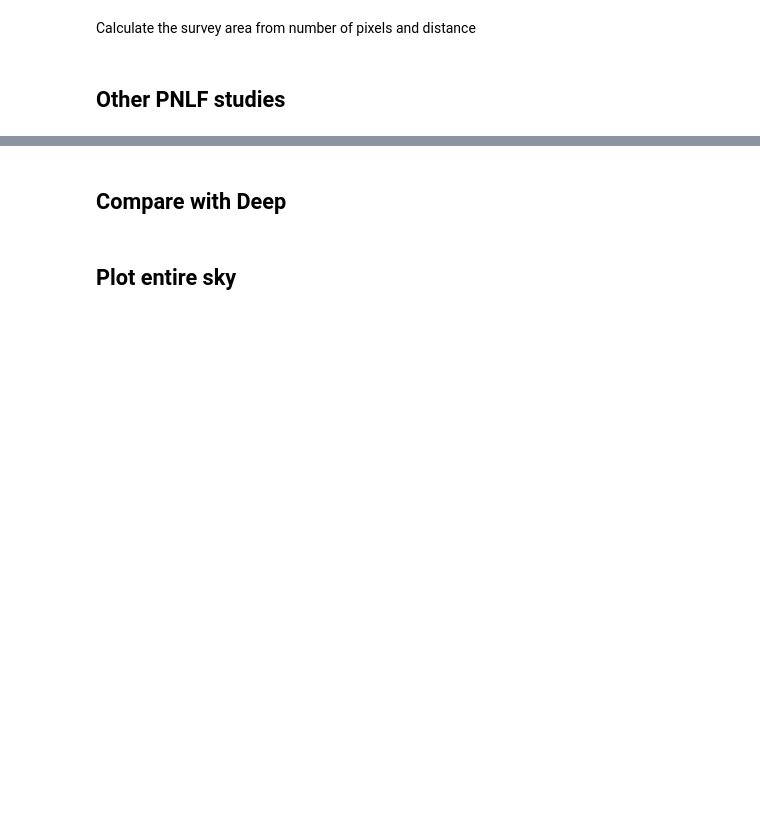
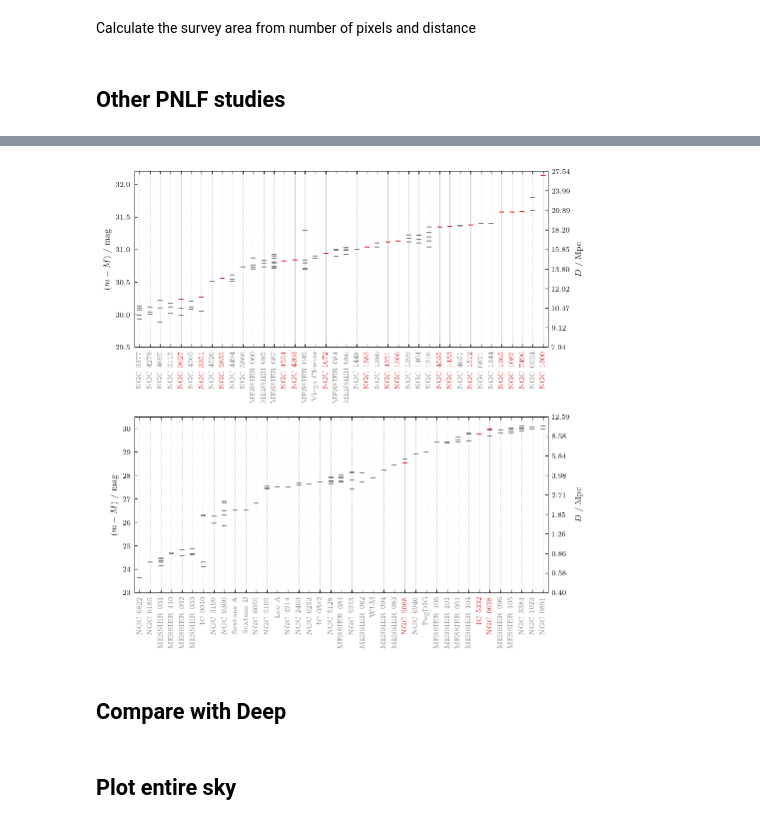
Before and after one commit to fschmnn/pnlf, a Jupyter notebook: notebooks/Project1 PNLF postproduction.ipynb, the cells around one changed output, grey strips where cells are left out. Saved outputs shown, nothing was run; the diff lists cells and outputs as text; code cells hidden in the pictures; blank space fills up the shorter version.

```diff
--- a/notebooks/Project1 PNLF postproduction.ipynb
+++ b/notebooks/Project1 PNLF postproduction.ipynb
@@ -702,34 +757,38 @@ def literature_distances(labels,ax,ymin=23,ymax=32):
 
     for i,label in enumerate(labels):
         tmp = pnlf_distances[pnlf_distances['name']==label]
         ax.scatter(len(tmp)*[i+1],tmp['m-M'],marker="_",color='gray')
         # color the measured by me red
         if len(tmp[tmp['REFCODE']=='Schmnn+2020'])>0:
             ax.get_xticklabels()[i].set(color="tab:red",fontweight='black')
             ax.scatter([i+1],tmp[tmp['REFCODE']=='Schmnn+2020']['m-M'],marker="_",color='tab:red')
             grid[i].set(ls='-',lw=0.5)
 
 
     yticks_mpc = np.logspace(np.log10(Distance(distmod=ymin).to(u.Mpc).value),np.log10(Distance(distmod=ymax).to(u.Mpc).value),10)
     yticks_mu  = Distance(yticks_mpc*u.Mpc).distmod
 
     axt = ax.twinx()
     axt.set_yticks(yticks_mu.value,minor=False)
     axt.set_yticklabels([f'{x:.2f}' for x in yticks_mpc],ha="left")
     axt.set(ylim=[ymin,ymax],ylabel='$D$ / Mpc')
 
     return ax
 
 n = len(gal_names)
 ax1 = literature_distances(gal_names[:int(n/2)],ax1,ymin=23,ymax=30.5)
-ax2 = literature_distances(gal_names[int(n/2):],ax2,ymin=29.5,ymax=32)
+ax2 = literature_distances(gal_names[int(n/2):],ax2,ymin=29.5,ymax=32.2)
 
 #ax2.set_title('Galaxies with PNLF distances')
 plt.tight_layout()
 
 
 plt.savefig(basedir/'reports'/'PNstudies.pdf',dpi=600)
+plt.savefig(basedir/'reports'/'PNstudies.png',dpi=600)
+
 plt.show()
+# %% [output]
+[figure, added]
 # %%
 from scipy.stats import mode
 # %%
```
Also changed, not shown: parts of 7 cells of this notebook, 15 other files.
